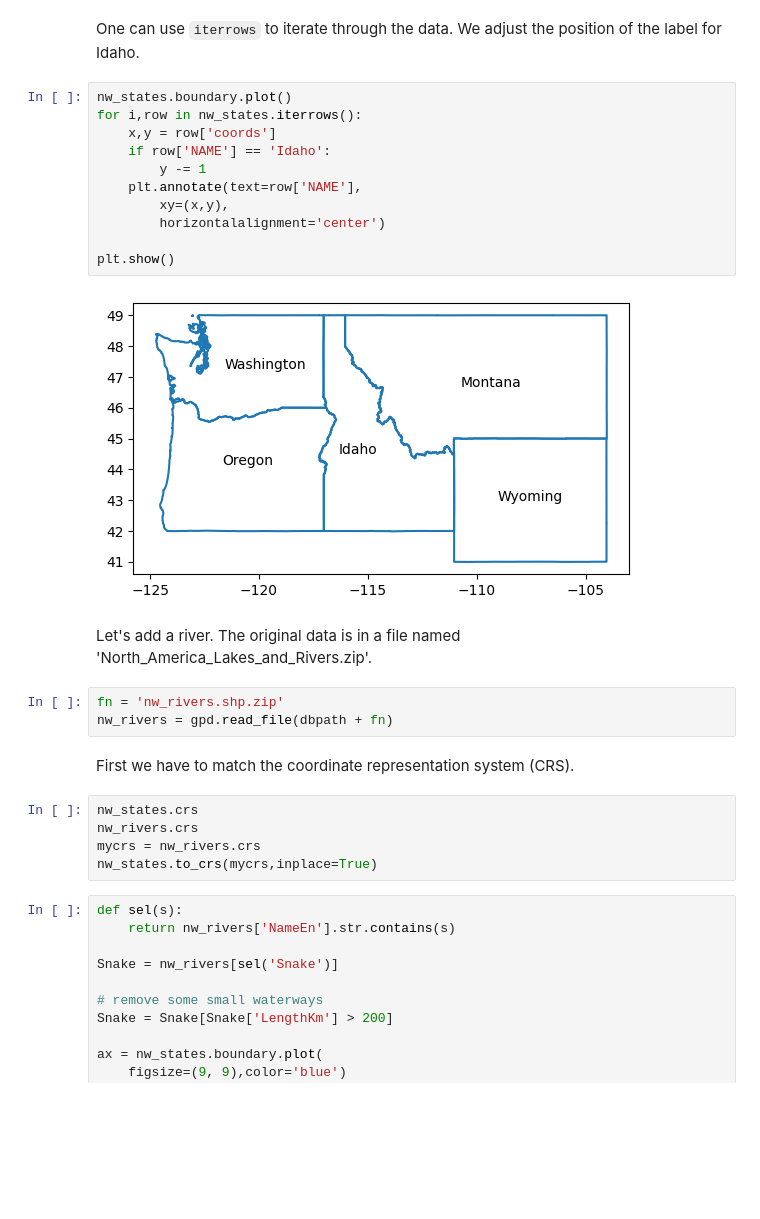
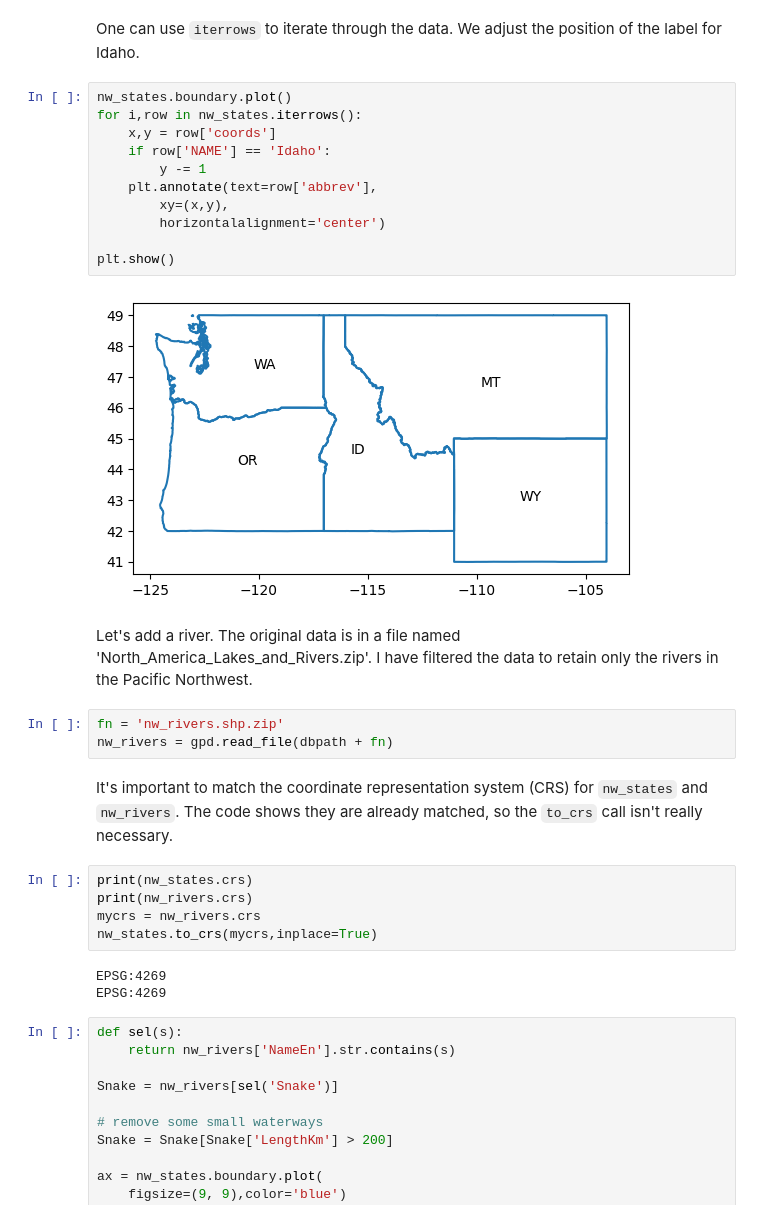
Before and after one commit to telliott99/maps5, a Jupyter notebook: explore.ipynb, the cells around one changed output. Cells and saved outputs as stored; diff of their text form; blank space fills up the shorter version.

```diff
--- a/explore.ipynb
+++ b/explore.ipynb
@@ -186,28 +204,31 @@ One can use ``iterrows`` to iterate through the data.  We adjust the position of
 # %%
 nw_states.boundary.plot()
 for i,row in nw_states.iterrows():
     x,y = row['coords']
     if row['NAME'] == 'Idaho':
         y -= 1
-    plt.annotate(text=row['NAME'],
+    plt.annotate(text=row['abbrev'],
         xy=(x,y),
         horizontalalignment='center')
 
 plt.show()
 # %% [output]
-[figure, old version]
+[figure, new version]
 # %% [markdown]
-Let's add a river.  The original data is in a file named 'North_America_Lakes_and_Rivers.zip'.
+Let's add a river.  The original data is in a file named 'North_America_Lakes_and_Rivers.zip'.  I have filtered the data to retain only the rivers in the Pacific Northwest.
 # %%
 fn = 'nw_rivers.shp.zip'
 nw_rivers = gpd.read_file(dbpath + fn)
 # %% [markdown]
-First we have to match the coordinate representation system (CRS).
+It's important to match the coordinate representation system (CRS) for `nw_states` and `nw_rivers`.  The code shows they are already matched, so the `to_crs` call isn't really necessary.
 # %%
-nw_states.crs
-nw_rivers.crs
+print(nw_states.crs)
+print(nw_rivers.crs)
 mycrs = nw_rivers.crs
 nw_states.to_crs(mycrs,inplace=True)
+# %% [output]
+EPSG:4269
+EPSG:4269
 # %%
 def sel(s):
     return nw_rivers['NameEn'].str.contains(s)
```
Also changed, not shown: parts of 24 cells of this notebook, 39 other files.
